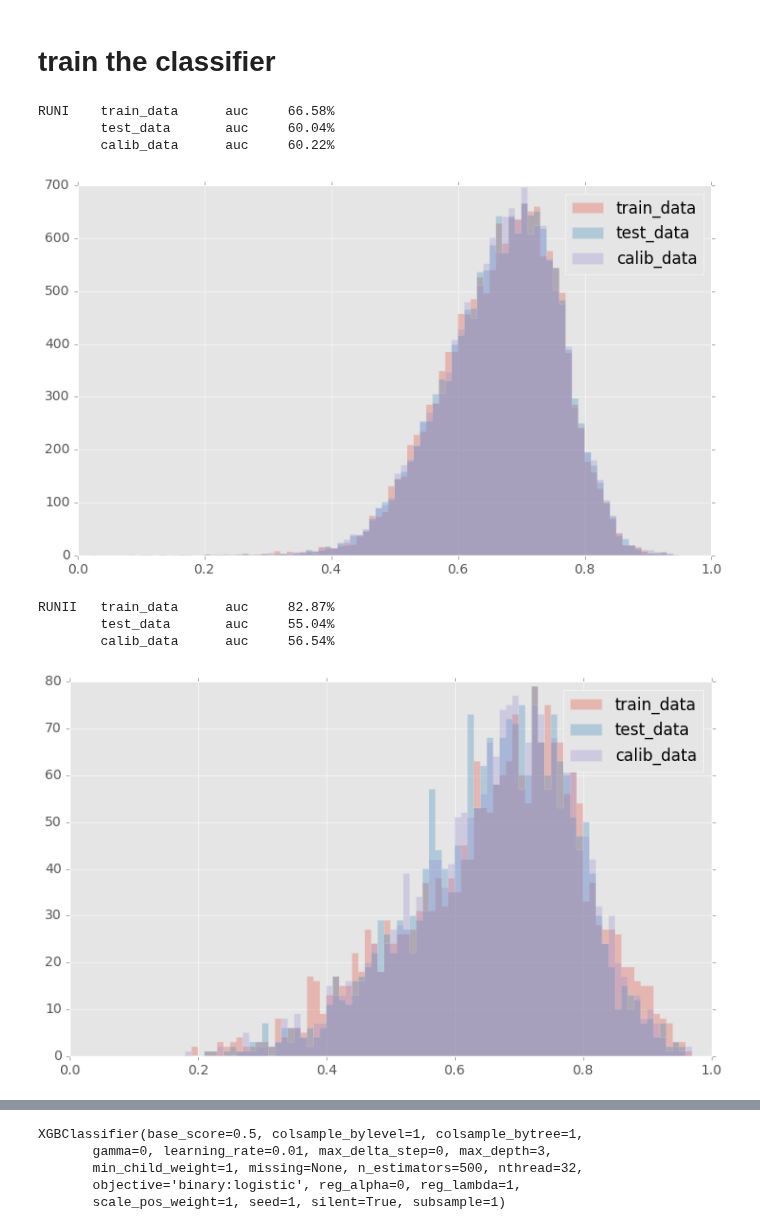
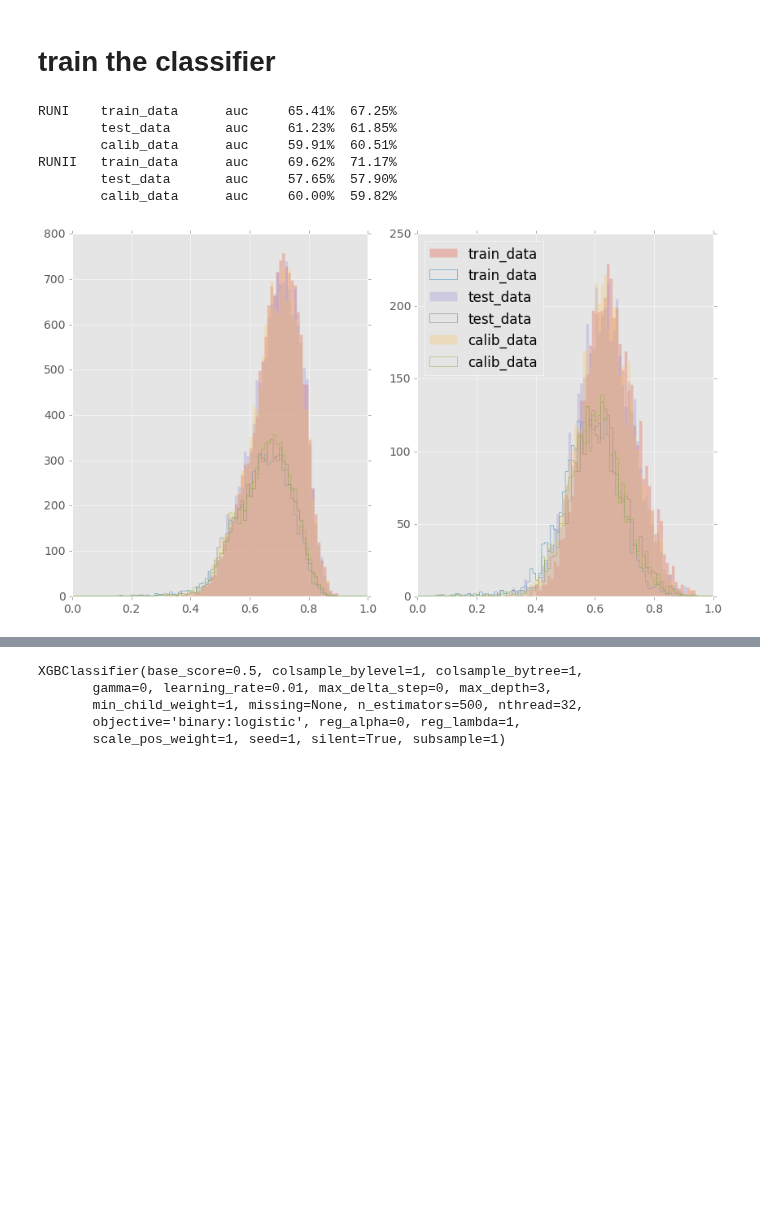
Before and after one commit to bixel/fttrainer, a Jupyter notebook: muon-training.ipynb, the cells around one changed output, grey strips where cells are left out. Saved outputs shown, nothing was run; the diff lists cells and outputs as text; code cells hidden in the pictures; blank space fills up the shorter version.

```diff
--- a/muon-training.ipynb
+++ b/muon-training.ipynb
@@ -38,8 +41,8 @@ run_1_filenames = ['Bu2JpsiK_mu-k-e-TrainingTuple_2011_MD_sweighted_kheinick.roo
                    ]
 run_2_filenames = ['Bu2JpsiK_mu-k-e-TrainingTuple_2015_MD_sweighted_kheinick.root',
                    'Bu2JpsiK_mu-k-e-TrainingTuple_2015_MU_sweighted_kheinick.root',
-#                   'Bu2JpsiK_mu-k-e-TrainingTuple_2016_MD_sweighted_kheinick.root',
-#                   'Bu2JpsiK_mu-k-e-TrainingTuple_2016_MU_sweighted_kheinick.root',
+                   'Bu2JpsiK_mu-k-e-TrainingTuple_2016_MD_sweighted_kheinick.root',
+                   'Bu2JpsiK_mu-k-e-TrainingTuple_2016_MU_sweighted_kheinick.root',
                    ]
 chunksize = 5000
 maxslices = None
@@ -170,32 +173,45 @@ for key, d in datasets.items():
 #     model = GradientBoostingClassifier()
 #     model = RandomForestClassifier(n_estimators=100, n_jobs=24)
     model.fit(train_data[classic_MVA_features], train_data.target)
+    model_weighted = XGBClassifier(max_depth=2, n_estimators=300, nthread=24)
+    model_weighted.fit(train_data[classic_MVA_features][train_data.SigYield_sw > 0],
+                       train_data.target[train_data.SigYield_sw > 0],
+                       sample_weight=train_data.SigYield_sw[train_data.SigYield_sw > 0])
     datasets[key]['model'] = model
+    datasets[key]['model_weighted'] = model_weighted
     for subset_name in ['train_data', 'test_data', 'calib_data']:
         datasets[key][subset_name] =  locals()[subset_name].copy(deep=True)
 # %%
-for key, d in datasets.items():
+_, (ax1, ax2) = plt.subplots(1, 2)
+for (key, d), ax in zip(datasets.items(), (ax1, ax2)):
+    plt.axes(ax)
     print(key, end='')
     plt.subplots
     for subset_name in ['train_data', 'test_data', 'calib_data']:
         subset = datasets[key][subset_name]
-        subset['probas'] = datasets[key]['model'].predict_proba(subset[classic_MVA_features])[:,1]
+        subset['probas'] = d['model'].predict_proba(subset[classic_MVA_features])[:,1]
+        subset['probas_weighted'] = d['model_weighted'].predict_proba(subset[classic_MVA_features])[:,1]
         subset['prediction'] = subset.probas > 0.5
+        subset['prediction_weighted'] = subset.probas_weighted > 0.5
         datasets[key][subset_name] = subset
         auc_score = roc_auc_score(subset.target, subset.probas)
-        print('\t{}\tauc\t{:2.2f}%'.format(subset_name, auc_score * 100))
-        plt.hist(subset.probas, bins=100, range=(0, 1), alpha=0.3, label=subset_name, histtype='stepfilled')
-    plt.legend(loc='best')
-    plt.show()
+        auc_score_weighted = roc_auc_score(subset.target, subset.probas_weighted, sample_weight=subset.SigYield_sw)
+        print('\t{}\tauc\t{:2.2f}%\t{:2.2f}%'.format(subset_name, auc_score * 100, auc_score_weighted * 100))
+        plt.hist(subset.probas[subset.target], bins=100, range=(0, 1),
+                 alpha=0.3, label=subset_name, histtype='stepfilled')
+        plt.hist(subset.probas[~subset.target], bins=100, range=(0, 1),
+                 alpha=1.0, label=subset_name, histtype='step')
+plt.legend(loc='upper left')
+plt.tight_layout()
+plt.show()
 # %% [output]
-RUNI    train_data      auc     66.58%
-        test_data       auc     60.04%
-        calib_data      auc     60.22%
+RUNI    train_data      auc     65.41%  67.25%
+        test_data       auc     61.23%  61.85%
+        calib_data      auc     59.91%  60.51%
+RUNII   train_data      auc     69.62%  71.17%
+        test_data       auc     57.65%  57.90%
+        calib_data      auc     60.00%  59.82%
-[figure, old version]
+[figure, new version]
-RUNII   train_data      auc     82.87%
-        test_data       auc     55.04%
-        calib_data      auc     56.54%
-[figure, removed]
 # %%
 def proba_bins(x, y_true, errs=True, bins=10, range=(0, 1), sample_weight=None):
     """ Bin data by x and calculate the amount of y_true in each bin,
```
Also changed, not shown: parts of 9 cells of this notebook.
